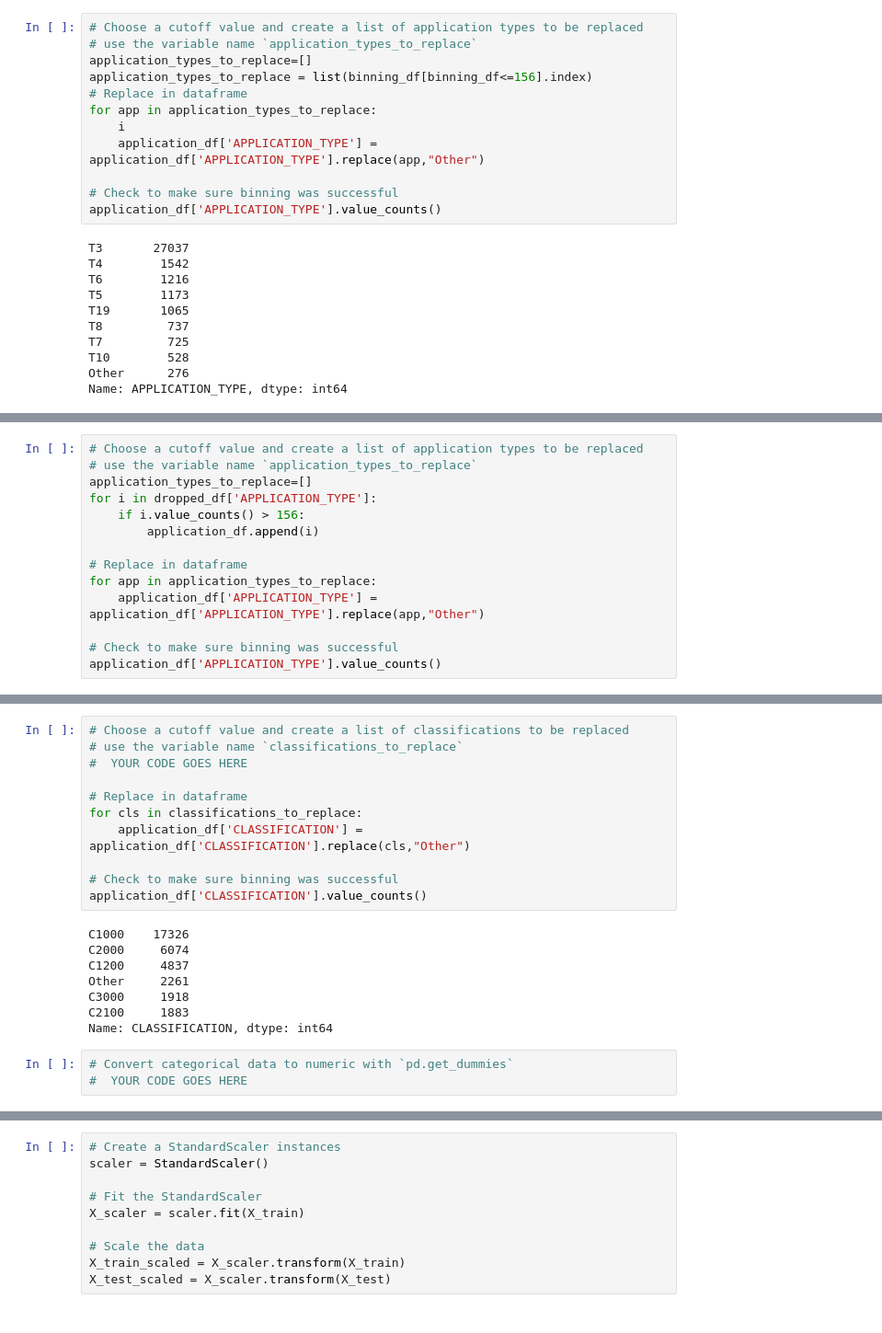
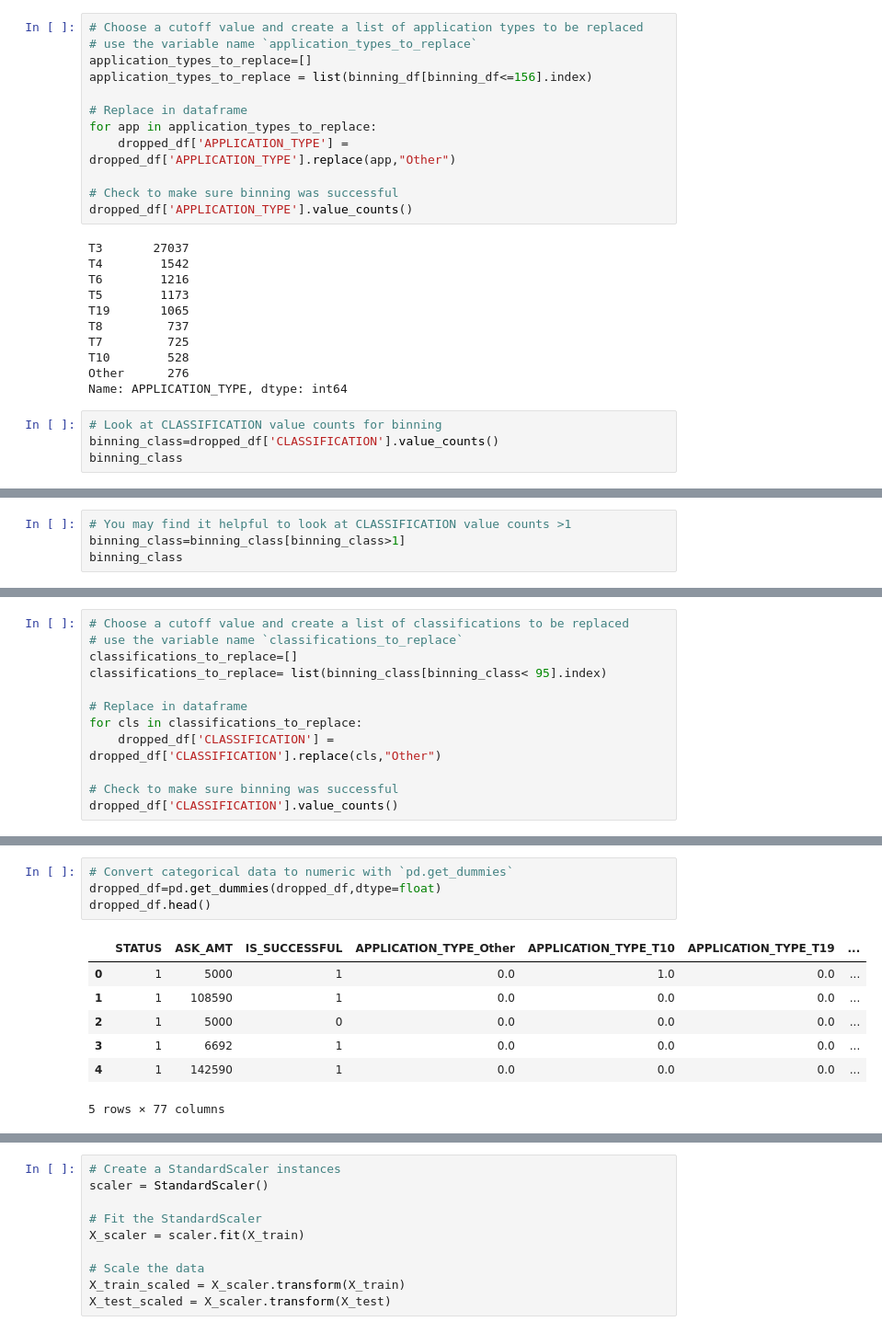
Before and after one commit to Adrienek/deep-learning-challenge, a Jupyter notebook: deep_learning.ipynb, the cells around one changed output, grey strips where cells are left out. Shown at 92% size. Saved outputs shown, nothing was run; the diff lists cells and outputs as text.

```diff
--- a/deep_learning.ipynb
+++ b/deep_learning.ipynb
@@ -90,13 +90,13 @@ application_types_to_replace
 # use the variable name `application_types_to_replace`
 application_types_to_replace=[]
 application_types_to_replace = list(binning_df[binning_df<=156].index)
+
 # Replace in dataframe
 for app in application_types_to_replace:
-    i
-    application_df['APPLICATION_TYPE'] = application_df['APPLICATION_TYPE'].replace(app,"Other")
+    dropped_df['APPLICATION_TYPE'] = dropped_df['APPLICATION_TYPE'].replace(app,"Other")
 
 # Check to make sure binning was successful
-application_df['APPLICATION_TYPE'].value_counts()
+dropped_df['APPLICATION_TYPE'].value_counts()
 # %% [output]
 T3       27037
 T4        1542
@@ -108,3 +108,7 @@ T7         725
 T10        528
 Other      276
 Name: APPLICATION_TYPE, dtype: int64
+# %%
+# Look at CLASSIFICATION value counts for binning
+binning_class=dropped_df['CLASSIFICATION'].value_counts()
+binning_class
@@ -110,0 +128,4 @@ Name: APPLICATION_TYPE, dtype: int64
+# %%
+# You may find it helpful to look at CLASSIFICATION value counts >1
+binning_class=binning_class[binning_class>1]
+binning_class
@@ -111,15 +150,13 @@ Name: APPLICATION_TYPE, dtype: int64
 # %%
-# Choose a cutoff value and create a list of application types to be replaced
-# use the variable name `application_types_to_replace`
-application_types_to_replace=[]
-for i in dropped_df['APPLICATION_TYPE']:
-    if i.value_counts() > 156:
-        application_df.append(i)
+# Choose a cutoff value and create a list of classifications to be replaced
+# use the variable name `classifications_to_replace`
+classifications_to_replace=[]
+classifications_to_replace= list(binning_class[binning_class< 95].index)
 
 # Replace in dataframe
-for app in application_types_to_replace:
-    application_df['APPLICATION_TYPE'] = application_df['APPLICATION_TYPE'].replace(app,"Other")
+for cls in classifications_to_replace:
+    dropped_df['CLASSIFICATION'] = dropped_df['CLASSIFICATION'].replace(cls,"Other")
 
 # Check to make sure binning was successful
-application_df['APPLICATION_TYPE'].value_counts()
+dropped_df['CLASSIFICATION'].value_counts()
 # %% [output]
@@ -173,24 +180,14 @@ Name: CLASSIFICATION, dtype: int64
-# %%
-# Choose a cutoff value and create a list of classifications to be replaced
-# use the variable name `classifications_to_replace`
-#  YOUR CODE GOES HERE
-
-# Replace in dataframe
-for cls in classifications_to_replace:
-    application_df['CLASSIFICATION'] = application_df['CLASSIFICATION'].replace(cls,"Other")
-
-# Check to make sure binning was successful
-application_df['CLASSIFICATION'].value_counts()
-# %% [output]
-C1000    17326
-C2000     6074
-C1200     4837
-Other     2261
-C3000     1918
-C2100     1883
-Name: CLASSIFICATION, dtype: int64
 # %%
 # Convert categorical data to numeric with `pd.get_dummies`
-#  YOUR CODE GOES HERE
+dropped_df=pd.get_dummies(dropped_df,dtype=float)
+dropped_df.head()
+# %% [output]
+|  | STATUS | ASK_AMT | IS_SUCCESSFUL | APPLICATION_TYPE_Other | APPLICATION_TYPE_T10 | APPLICATION_TYPE_T19 | ... |
+| 0 | 1 | 5000 | 1 | 0.0 | 1.0 | 0.0 | ... |
+| 1 | 1 | 108590 | 1 | 0.0 | 0.0 | 0.0 | ... |
+| 2 | 1 | 5000 | 0 | 0.0 | 0.0 | 0.0 | ... |
+| 3 | 1 | 6692 | 1 | 0.0 | 0.0 | 0.0 | ... |
+| 4 | 1 | 142590 | 1 | 0.0 | 0.0 | 0.0 | ... |
+5 rows × 77 columns
 # %%
 # Split our preprocessed data into our features and target arrays
```
Also changed, not shown: parts of 17 cells of this notebook, 1 other file.
